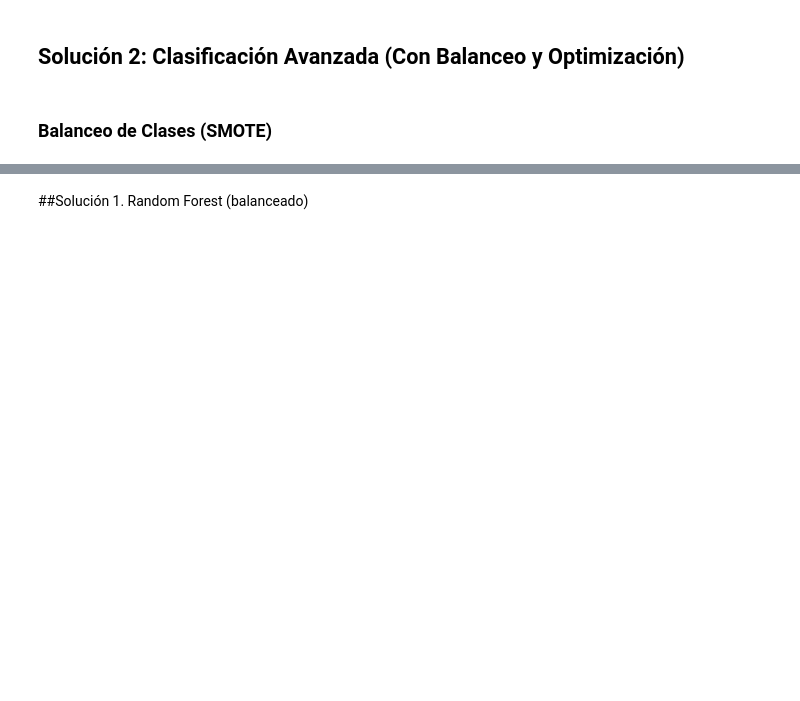
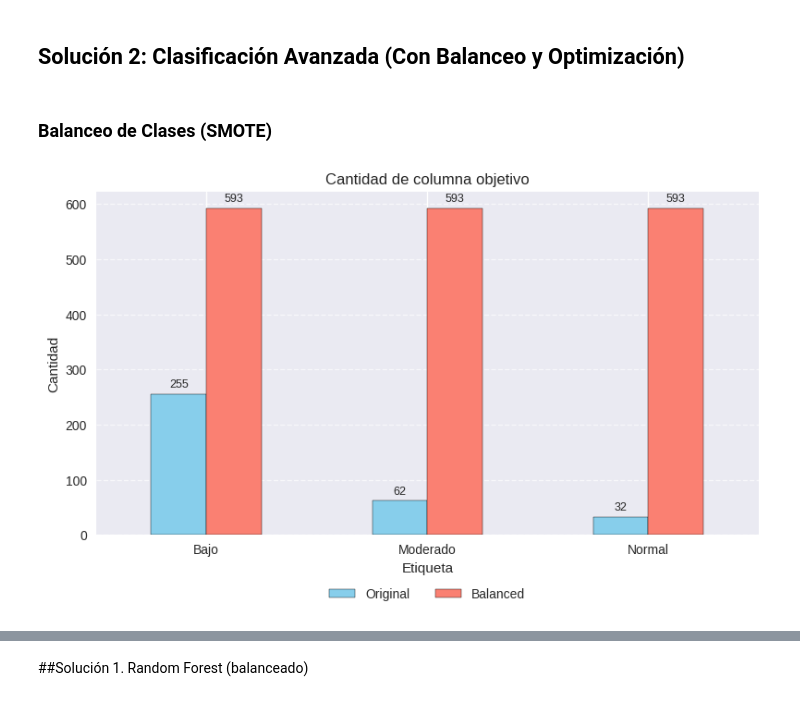
Before and after one commit to apovisr/PUCP_machine-learning, a Jupyter notebook: garment_productivity.ipynb, the cells around one changed output, grey strips where cells are left out. Cells and saved outputs as stored; diff of their text form; code cells hidden in the pictures; blank space fills up the shorter version.

```diff
--- a/garment_productivity.ipynb
+++ b/garment_productivity.ipynb
@@ -423,7 +520,7 @@ show_count_values_target(y_bin)
 ### Clasificacion ternaria
 # %%
 # Clasificación multiclase: Baja (<0.85), Media (0.85-0.95), Alta (>=0.95)
-y_multi = pd.cut(X['actual_productivity'], bins=[0, 0.85, 0.95, 1.5], labels=['Baja', 'Media', 'Alta'])
+y_multi = pd.cut(X['actual_productivity'], bins=[0, 0.85, 0.95, 1.5], labels=['Bajo', 'Moderado', 'Normal'])
 # %%
 show_count_values_target(y_multi)
 # %% [output]
@@ -634,6 +731,46 @@ X_train, X_test, y_train, y_test = train_test_split(
 # Aplicar SMOTE solo en entrenamiento (ejemplo para clasificación multiclase)
 smote = SMOTE(random_state=42)
 X_bal, y_bal = smote.fit_resample(X_train, y_train)
+# %%
+def show_count_values_target_2(serie_1, serie_2):
+  value_counts_1 = serie_1.value_counts()
+  value_counts_2 = serie_2.value_counts()
+  # Plot as a bar chart
+  #value_counts_1.plot(kind='bar', color='skyblue', edgecolor='black')
+  #value_counts_2.plot(kind='bar', color='red', edgecolor='black')
+    # Combine into a DataFrame for grouped bar chart
+  df_counts = pd.DataFrame({
+      'Original': value_counts_1,
+      'Balanced': value_counts_2
+  }).fillna(0).astype(int)
+
+  # Plot as grouped bar chart
+  ax = df_counts.plot(kind='bar', color=['skyblue', 'salmon'], edgecolor='black', figsize=(8, 5))
+
+  # Annotate each bar with its height (value)
+  for container in ax.containers:
+      for bar in container:
+          height = bar.get_height()
+          ax.annotate(f'{height}', xy=(bar.get_x() + bar.get_width()/2, height),
+                      xytext=(0, 3), textcoords='offset points',
+                      ha='center', va='bottom', fontsize=9)
+
+  # Customize plot
+  plt.title('Cantidad de columna objetivo')
+  plt.xlabel('Etiqueta')
+  plt.ylabel('Cantidad')
+  plt.xticks(rotation=0)
+  plt.grid(axis='y', linestyle='--', alpha=0.7)
+
+  # Move legend to bottom
+  plt.legend(loc='upper center', bbox_to_anchor=(0.5, -0.12), ncol=2)
+
+  plt.tight_layout()
+  plt.show()
+# %%
+show_count_values_target_2(y_test,y_bal)
+# %% [output]
+[figure, added]
 # %%
 show_count_values_target(y_bal)
 # %% [output]
```
Also changed, not shown: parts of 30 cells of this notebook.
